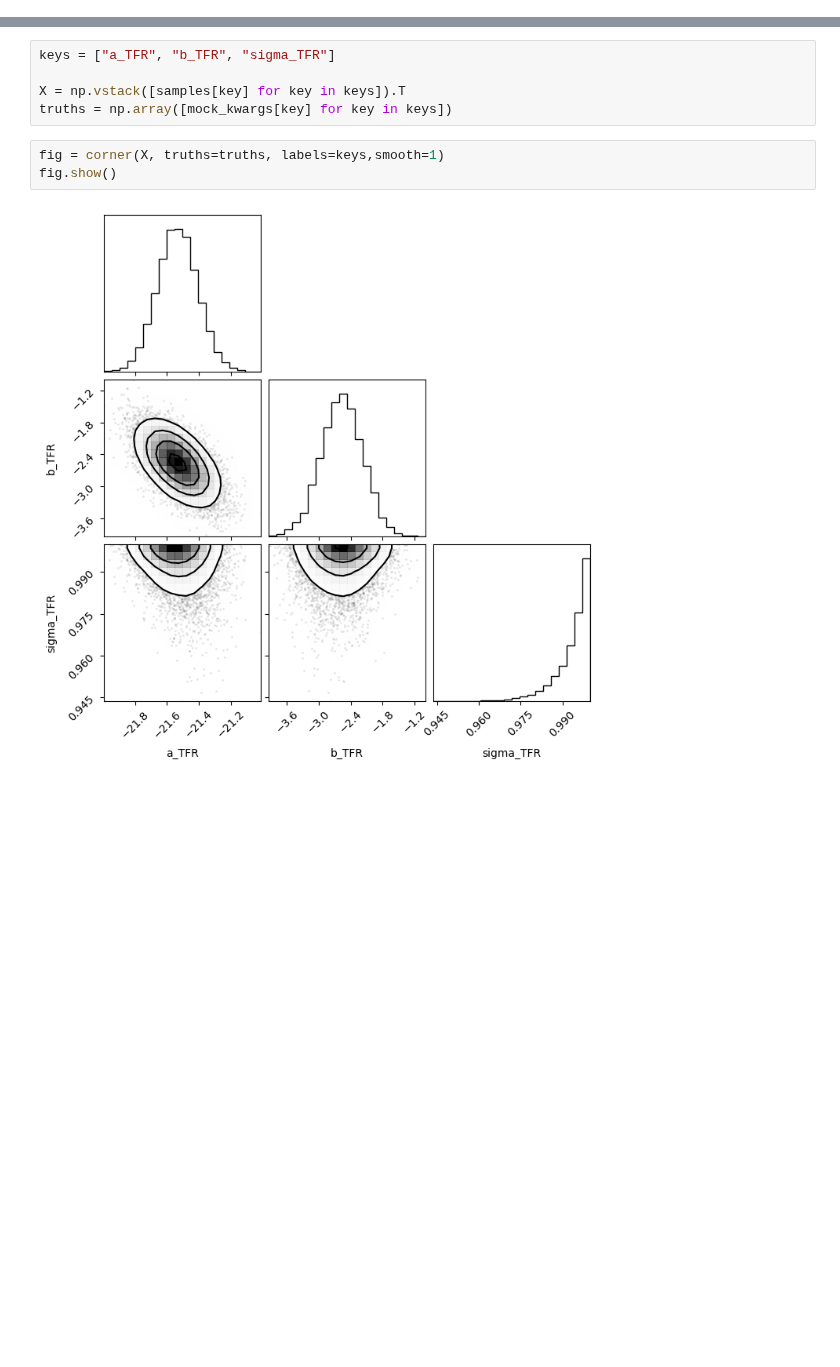
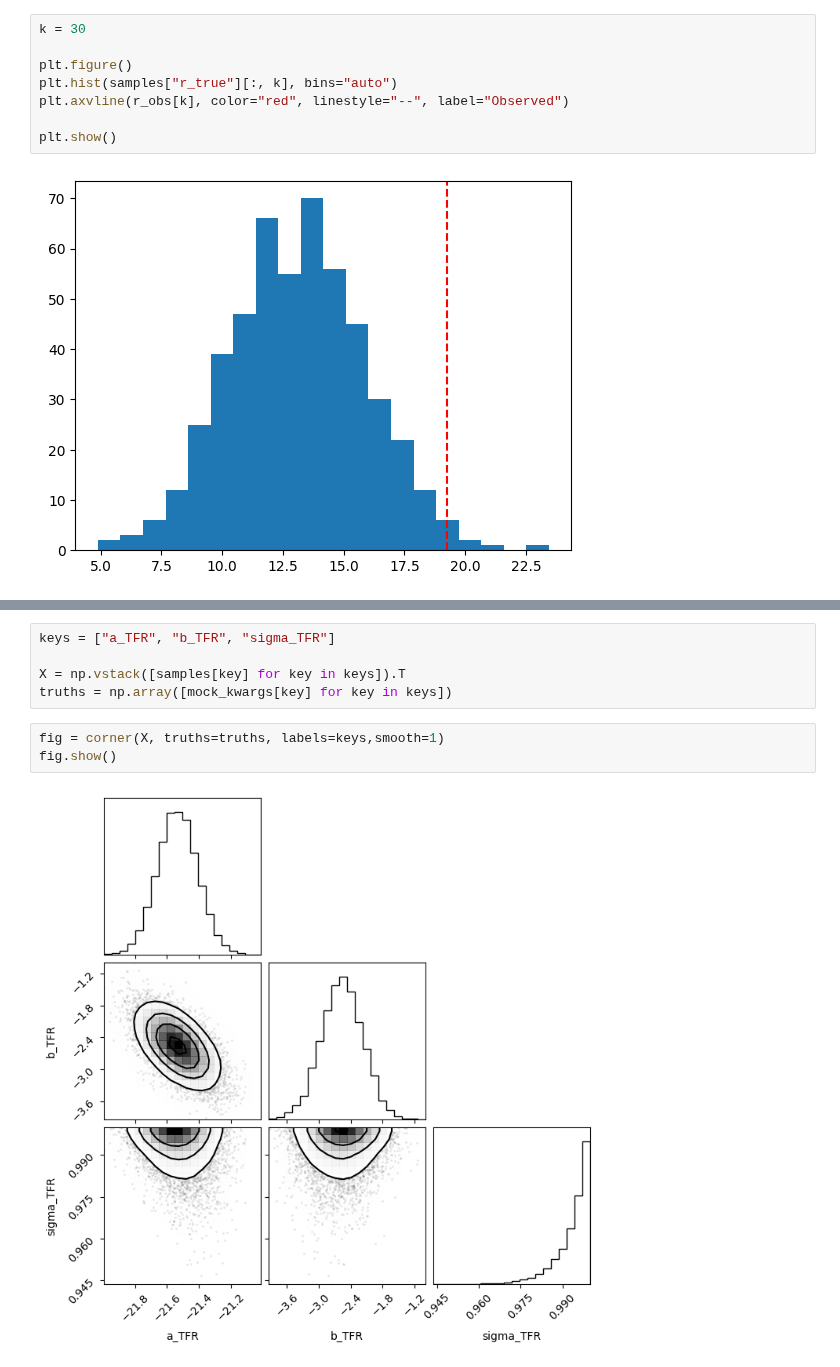
Before and after one commit to Richard-Sti/CANDEL, a Jupyter notebook: notebooks/random/new_mocks_with_selection.ipynb, the cells around one changed output, grey strips where cells are left out. Saved outputs shown, nothing was run; the diff lists cells and outputs as text; blank space fills up the shorter version.

```diff
--- a/notebooks/random/new_mocks_with_selection.ipynb
+++ b/notebooks/random/new_mocks_with_selection.ipynb
@@ -174,0 +120,10 @@ Number of divergences: 0
+# %%
+k = 30
+
+plt.figure()
+plt.hist(samples["r_true"][:, k], bins="auto")
+plt.axvline(r_obs[k], color="red", linestyle="--", label="Observed")
+
+plt.show()
+# %% [output]
+[figure, added]
```
Also changed, not shown: parts of 10 cells of this notebook, 1 other file.
